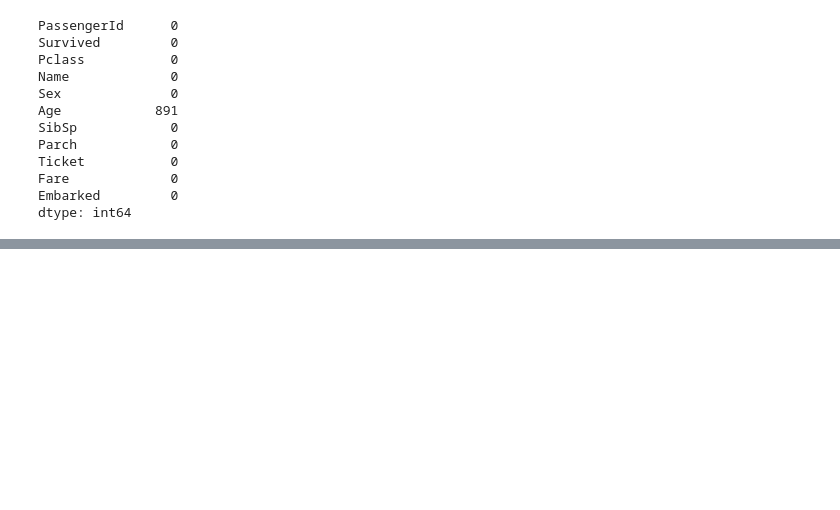
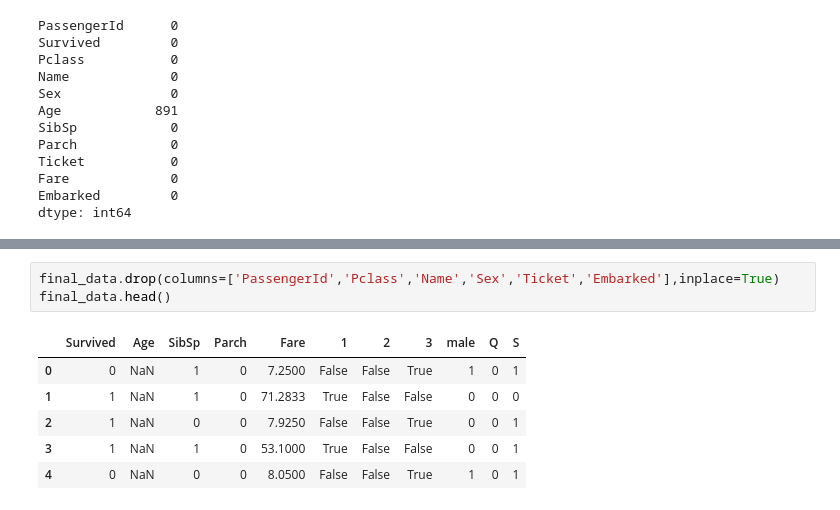
Before and after one commit to Dwaraki29/Exploratory_Data_Analysis, a Jupyter notebook: eda_case_study.ipynb, the cells around one changed output, grey strips where cells are left out. Cells and saved outputs as stored; diff of their text form; blank space fills up the shorter version.

```diff
--- a/eda_case_study.ipynb
+++ b/eda_case_study.ipynb
@@ -470,0 +557,10 @@ dtype: int64
+# %%
+final_data.drop(columns=['PassengerId','Pclass','Name','Sex','Ticket','Embarked'],inplace=True)
+final_data.head()
+# %% [output]
+|  | Survived | Age | SibSp | Parch | Fare | 1 | 2 | 3 | male | Q | S |
+| 0 | 0 | NaN | 1 | 0 | 7.2500 | False | False | True | 1 | 0 | 1 |
+| 1 | 1 | NaN | 1 | 0 | 71.2833 | True | False | False | 0 | 0 | 0 |
+| 2 | 1 | NaN | 0 | 0 | 7.9250 | False | False | True | 0 | 0 | 1 |
+| 3 | 1 | NaN | 1 | 0 | 53.1000 | True | False | False | 0 | 0 | 1 |
+| 4 | 0 | NaN | 0 | 0 | 8.0500 | False | False | True | 1 | 0 | 1 |
```
Also changed, not shown: parts of 14 cells of this notebook.
